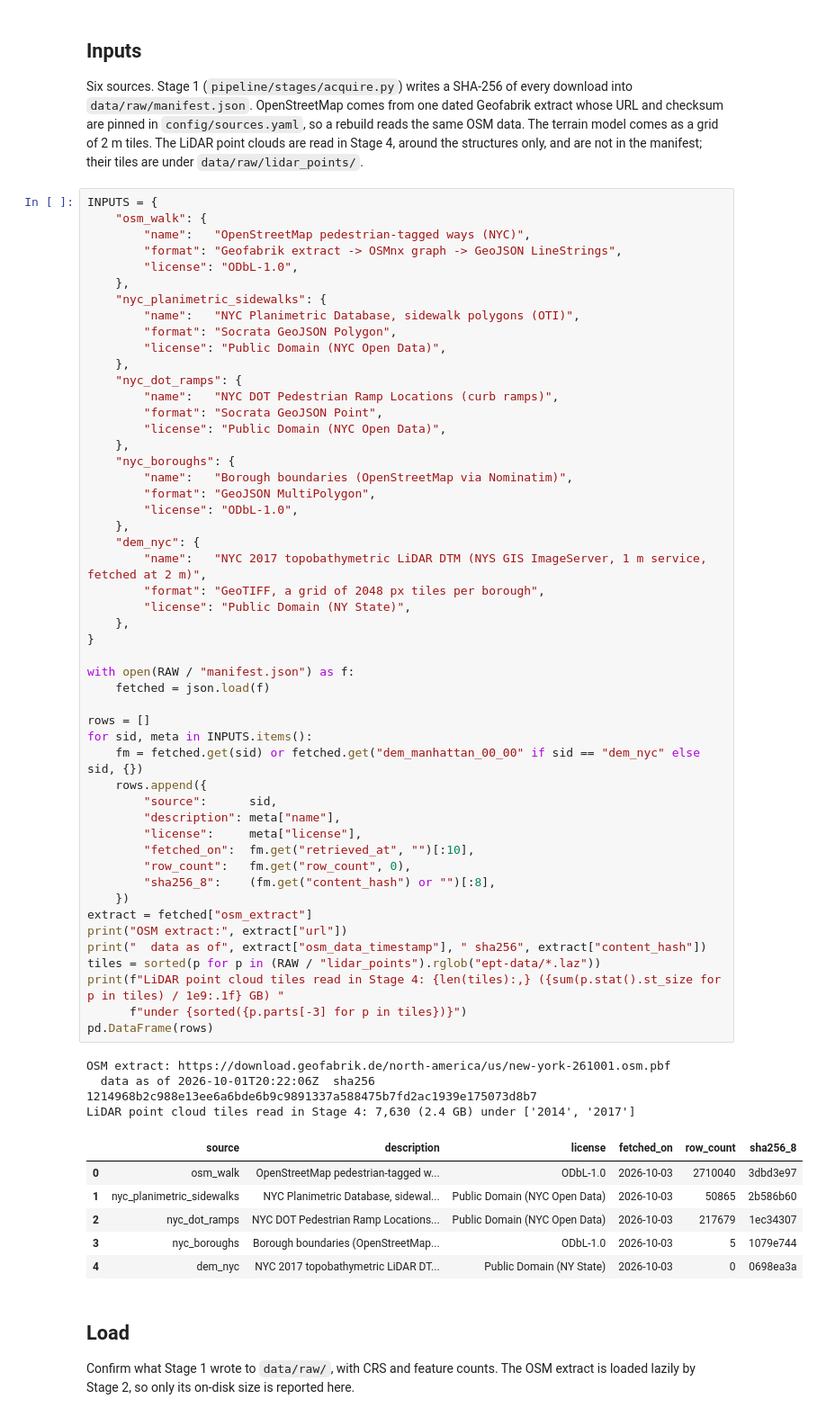
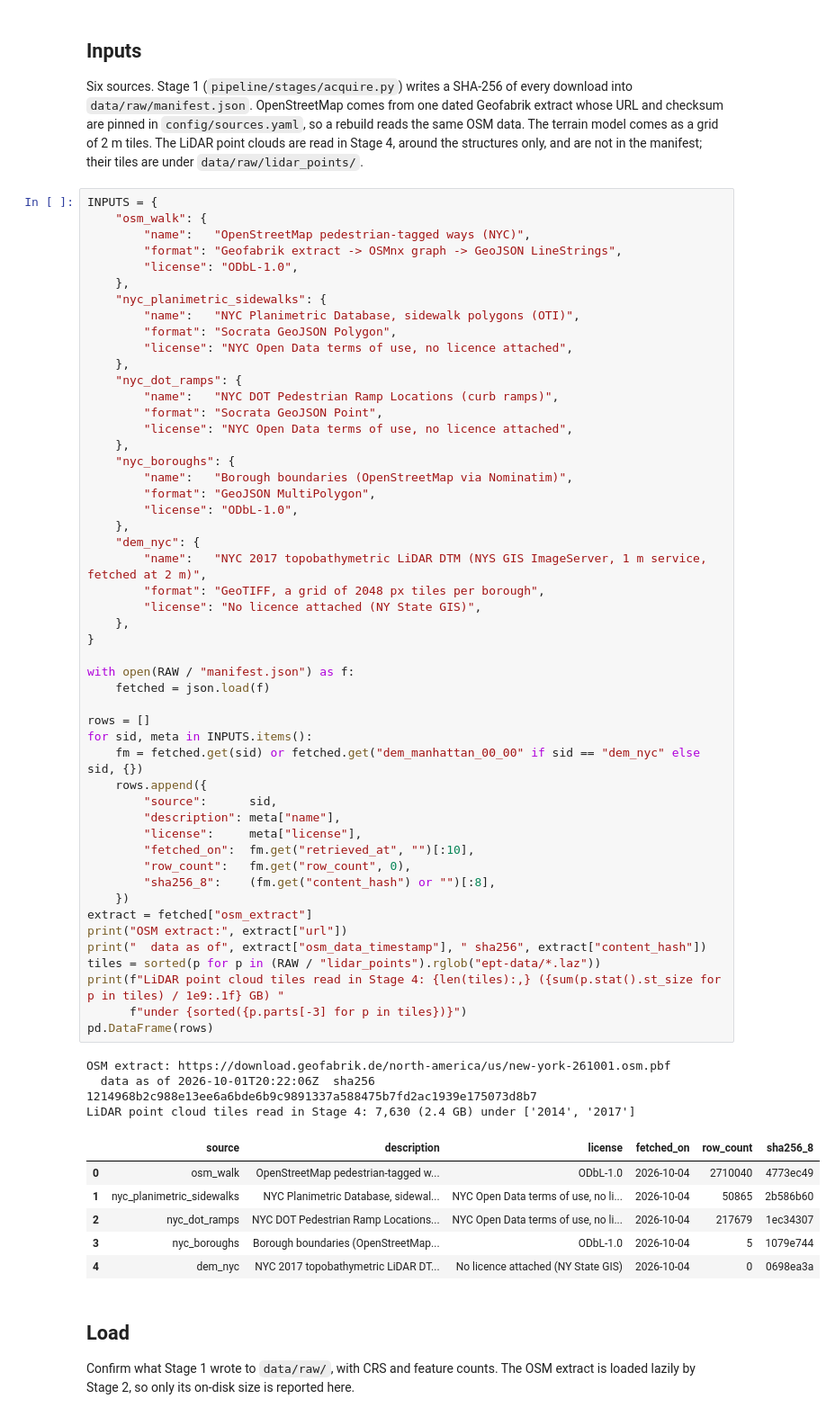
Before and after one commit to msradam/opensidewalks-nyc, a Jupyter notebook: notebooks/build.ipynb, the cells around one changed output. Shown at 90% size. Cells and saved outputs as stored; diff of their text form.

```diff
--- a/notebooks/build.ipynb
+++ b/notebooks/build.ipynb
@@ -50,12 +50,12 @@ INPUTS = {
     "nyc_planimetric_sidewalks": {
         "name":   "NYC Planimetric Database, sidewalk polygons (OTI)",
         "format": "Socrata GeoJSON Polygon",
-        "license": "Public Domain (NYC Open Data)",
+        "license": "NYC Open Data terms of use, no licence attached",
     },
     "nyc_dot_ramps": {
         "name":   "NYC DOT Pedestrian Ramp Locations (curb ramps)",
         "format": "Socrata GeoJSON Point",
-        "license": "Public Domain (NYC Open Data)",
+        "license": "NYC Open Data terms of use, no licence attached",
     },
     "nyc_boroughs": {
         "name":   "Borough boundaries (OpenStreetMap via Nominatim)",
@@ -65,41 +65,41 @@ INPUTS = {
     "dem_nyc": {
         "name":   "NYC 2017 topobathymetric LiDAR DTM (NYS GIS ImageServer, 1 m service, fetched at 2 m)",
         "format": "GeoTIFF, a grid of 2048 px tiles per borough",
-        "license": "Public Domain (NY State)",
+        "license": "No licence attached (NY State GIS)",
     },
 }
 
 with open(RAW / "manifest.json") as f:
     fetched = json.load(f)
 
 rows = []
 for sid, meta in INPUTS.items():
     fm = fetched.get(sid) or fetched.get("dem_manhattan_00_00" if sid == "dem_nyc" else sid, {})
     rows.append({
         "source":      sid,
         "description": meta["name"],
         "license":     meta["license"],
         "fetched_on":  fm.get("retrieved_at", "")[:10],
         "row_count":   fm.get("row_count", 0),
         "sha256_8":    (fm.get("content_hash") or "")[:8],
     })
 extract = fetched["osm_extract"]
 print("OSM extract:", extract["url"])
 print("  data as of", extract["osm_data_timestamp"], " sha256", extract["content_hash"])
 tiles = sorted(p for p in (RAW / "lidar_points").rglob("ept-data/*.laz"))
 print(f"LiDAR point cloud tiles read in Stage 4: {len(tiles):,} ({sum(p.stat().st_size for p in tiles) / 1e9:.1f} GB) "
       f"under {sorted({p.parts[-3] for p in tiles})}")
 pd.DataFrame(rows)
 # %% [output]
 OSM extract: https://download.geofabrik.de/north-america/us/new-york-261001.osm.pbf
   data as of 2026-10-01T20:22:06Z  sha256 1214968b2c988e13ee6a6bde6b9c9891337a588475b7fd2ac1939e175073d8b7
 LiDAR point cloud tiles read in Stage 4: 7,630 (2.4 GB) under ['2014', '2017']
 |  | source | description | license | fetched_on | row_count | sha256_8 |
-| 0 | osm_walk | OpenStreetMap pedestrian-tagged w... | ODbL-1.0 | 2026-10-03 | 2710040 | 3dbd3e97 |
-| 1 | nyc_planimetric_sidewalks | NYC Planimetric Database, sidewal... | Public Domain (NYC Open Data) | 2026-10-03 | 50865 | 2b586b60 |
-| 2 | nyc_dot_ramps | NYC DOT Pedestrian Ramp Locations... | Public Domain (NYC Open Data) | 2026-10-03 | 217679 | 1ec34307 |
-| 3 | nyc_boroughs | Borough boundaries (OpenStreetMap... | ODbL-1.0 | 2026-10-03 | 5 | 1079e744 |
-| 4 | dem_nyc | NYC 2017 topobathymetric LiDAR DT... | Public Domain (NY State) | 2026-10-03 | 0 | 0698ea3a |
+| 0 | osm_walk | OpenStreetMap pedestrian-tagged w... | ODbL-1.0 | 2026-10-04 | 2710040 | 4773ec49 |
+| 1 | nyc_planimetric_sidewalks | NYC Planimetric Database, sidewal... | NYC Open Data terms of use, no li... | 2026-10-04 | 50865 | 2b586b60 |
+| 2 | nyc_dot_ramps | NYC DOT Pedestrian Ramp Locations... | NYC Open Data terms of use, no li... | 2026-10-04 | 217679 | 1ec34307 |
+| 3 | nyc_boroughs | Borough boundaries (OpenStreetMap... | ODbL-1.0 | 2026-10-04 | 5 | 1079e744 |
+| 4 | dem_nyc | NYC 2017 topobathymetric LiDAR DT... | No licence attached (NY State GIS) | 2026-10-04 | 0 | 0698ea3a |
 # %% [markdown]
 ## Load
 
```
Also changed, not shown: parts of 7 cells of this notebook, 3 other files.
